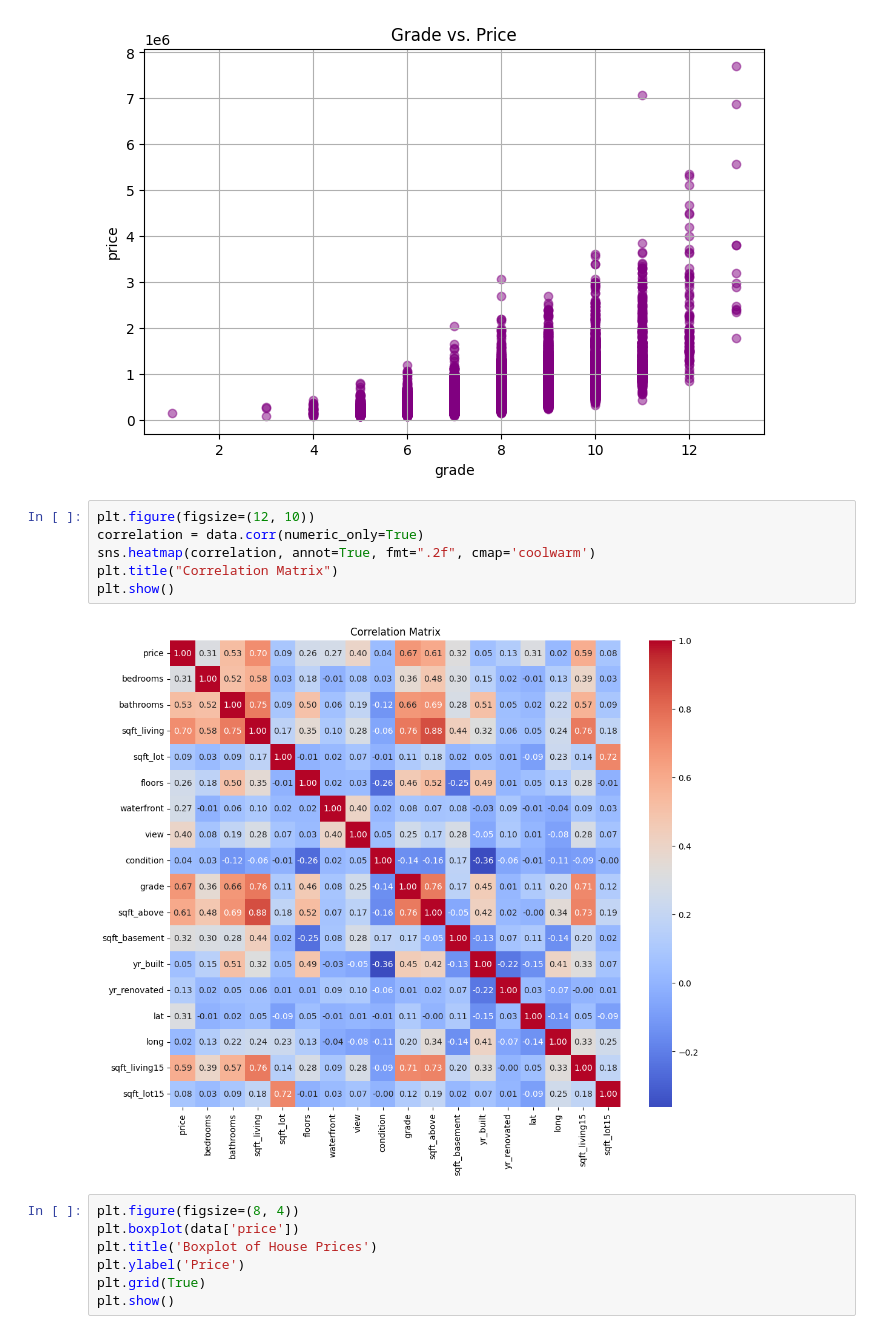
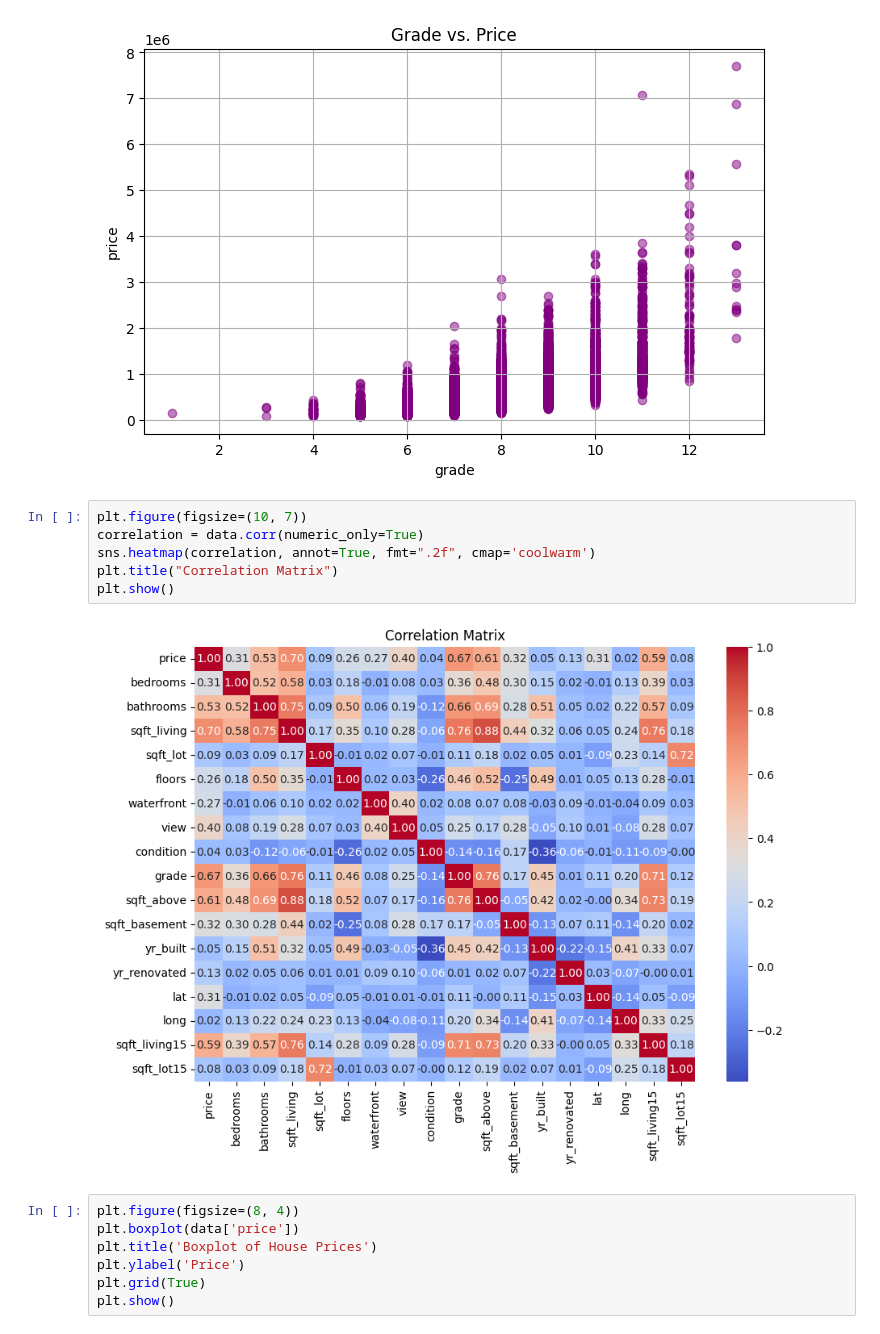
Before and after one commit to vanesarama/MachineLearningExercise0, a Jupyter notebook: king_county_dataset.ipynb, the cells around one changed output. Drawn from its saved outputs; the diff is of its cells as text.

```diff
--- a/king_county_dataset.ipynb
+++ b/king_county_dataset.ipynb
@@ -101,13 +101,13 @@ plt.show()
 [figure]
 [figure]
 # %%
-plt.figure(figsize=(12, 10))
+plt.figure(figsize=(10, 7))
 correlation = data.corr(numeric_only=True)
 sns.heatmap(correlation, annot=True, fmt=".2f", cmap='coolwarm')
 plt.title("Correlation Matrix")
 plt.show()
 # %% [output]
-[figure, old version]
+[figure, new version]
 # %%
 plt.figure(figsize=(8, 4))
 plt.boxplot(data['price'])
```
Also changed, not shown: 6 other files.
